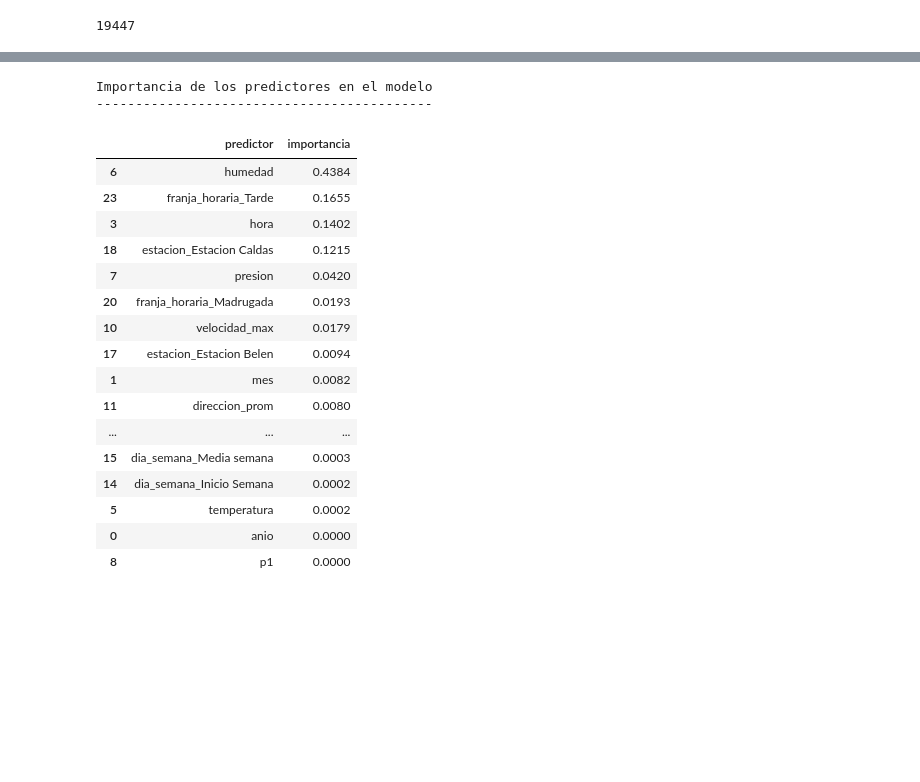
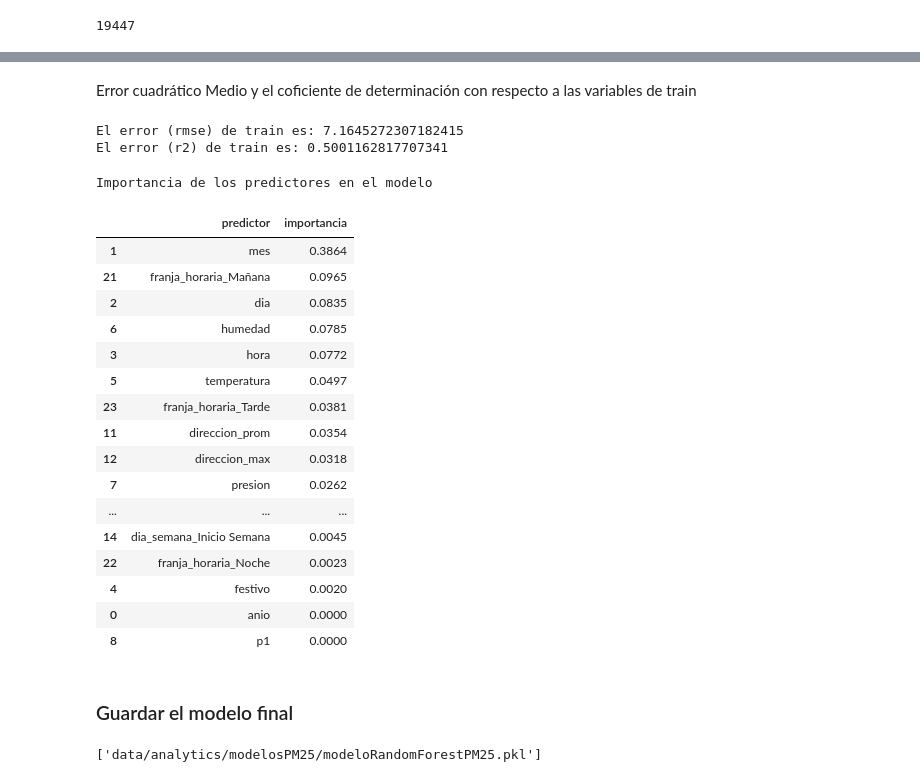
Before and after one commit to kennethLeonel/Monografia-calidad-del-aire-valle-de-aburra, a Jupyter notebook: RandomForestPM25.ipynb, the cells around one changed output, grey strips where cells are left out. Drawn from its saved outputs; the diff is of its cells as text; code cells hidden in the pictures; blank space fills up the shorter version.

```diff
--- a/RandomForestPM25.ipynb
+++ b/RandomForestPM25.ipynb
@@ -546,0 +545,13 @@ np.float64(0.9145439263650349)
+# %%
+columnasEliminar = ['pm25']
+X = dataSetCalidadAire.drop(columns = columnasEliminar)
+y = dataSetCalidadAire['pm25']
+# %%
+# División de los datos
+X_train, X_test, y_train, y_test = train_test_split(
+    X,
+    y,
+    train_size=0.7, #70 % de nuestros datos en entrenamiento
+    random_state=1234,
+    shuffle=True
+)
@@ -546,0 +570,8 @@ np.float64(0.9145439263650349)
+# %%
+# Se escalan los valores del dataset entrenamiento y prueba de las columnas numéricas
+columnasModelo = X.columns.tolist()
+columnasModelo
+X_train[columnasModelo] = scaler.fit_transform(X_train[columnasModelo])
+X_test[columnasModelo] = scaler.transform(X_test[columnasModelo])
+
+X_train[columnasModelo].head(3)
@@ -547,11 +586,11 @@ np.float64(0.9145439263650349)
 # %%
 # Se crea un modelo árbol de decisión con los mejores hiperparámetros
-modelRF = RandomForestRegressor( max_depth = int(results_grid_RF_filtered.loc[indice_max_scoreWithStd]["param_max_depth"])
+modeloFinalRF = RandomForestRegressor( max_depth = int(results_grid_RF_filtered.loc[indice_max_scoreWithStd]["param_max_depth"])
                                , max_features = int(results_grid_RF_filtered.loc[indice_max_scoreWithStd]["param_max_features"])
                                , n_estimators = int(results_grid_RF_filtered.loc[indice_max_scoreWithStd]["param_n_estimators"])
                                , random_state = 1234)
 
 
 #Se entrena el modelo con los datos completos
-modelRF.fit(X_Completo, y_Completo)
+modeloFinalRF.fit(X_train, y_train)
 # %% [output]
@@ -560,28 +614,46 @@ RandomForestRegressor(max_depth=10, max_features=10, n_estimators=20,
+# %% [markdown]
+Error cuadrático Medio y el coficiente de determinación con respecto a las variables de train
+# %%
+#Error de train del modelo Final
+predicciones = modeloFinalRF.predict(X = X_train)
+
+rmse = mean_squared_error(y_true  = y_train, y_pred  = predicciones, squared = False)
+print(f"El error (rmse) de train es: {rmse}")
+
+r2 = r2_score(y_train, predicciones)
+print(f"El error (r2) de train es: {r2}")
+# %% [output]
+El error (rmse) de train es: 7.1645272307182415
+El error (r2) de train es: 0.5001162817707341
 # %%
 importancia_predictores = pd.DataFrame(
-                            {'predictor': dataSetCalidadAire.drop(columns = "pm25").columns,
-                             'importancia': modelRF.feature_importances_}
+                            {'predictor': dataSetCalidadAire.drop(columns = columnasEliminar).columns,
+                             'importancia': modeloFinalRF.feature_importances_}
                             )
-print("Importancia de los predictores en el modelo")
-print("-------------------------------------------")
+print("Importancia de los predictores en el modelo\n")
 importancia_predictores.sort_values('importancia', ascending=False)
 # %% [output]
 Importancia de los predictores en el modelo
--------------------------------------------
 |  | predictor | importancia |
-| 6 | humedad | 0.4384 |
-| 23 | franja_horaria_Tarde | 0.1655 |
-| 3 | hora | 0.1402 |
-| 18 | estacion_Estacion Caldas | 0.1215 |
-| 7 | presion | 0.0420 |
-| 20 | franja_horaria_Madrugada | 0.0193 |
-| 10 | velocidad_max | 0.0179 |
-| 17 | estacion_Estacion Belen | 0.0094 |
-| 1 | mes | 0.0082 |
-| 11 | direccion_prom | 0.0080 |
+| 1 | mes | 0.3864 |
+| 21 | franja_horaria_Mañana | 0.0965 |
+| 2 | dia | 0.0835 |
+| 6 | humedad | 0.0785 |
+| 3 | hora | 0.0772 |
+| 5 | temperatura | 0.0497 |
+| 23 | franja_horaria_Tarde | 0.0381 |
+| 11 | direccion_prom | 0.0354 |
+| 12 | direccion_max | 0.0318 |
+| 7 | presion | 0.0262 |
 | ... | ... | ... |
-| 15 | dia_semana_Media semana | 0.0003 |
-| 14 | dia_semana_Inicio Semana | 0.0002 |
-| 5 | temperatura | 0.0002 |
+| 14 | dia_semana_Inicio Semana | 0.0045 |
+| 22 | franja_horaria_Noche | 0.0023 |
+| 4 | festivo | 0.0020 |
 | 0 | anio | 0.0000 |
 | 8 | p1 | 0.0000 |
+# %% [markdown]
+### Guardar el modelo final
+# %%
+joblib.dump(modeloFinalRF, 'data/analytics/modelosPM25/modeloRandomForestPM25.pkl')
+# %% [output]
+['data/analytics/modelosPM25/modeloRandomForestPM25.pkl']
```
Also changed, not shown: parts of 44 cells of this notebook, 2 other files.
